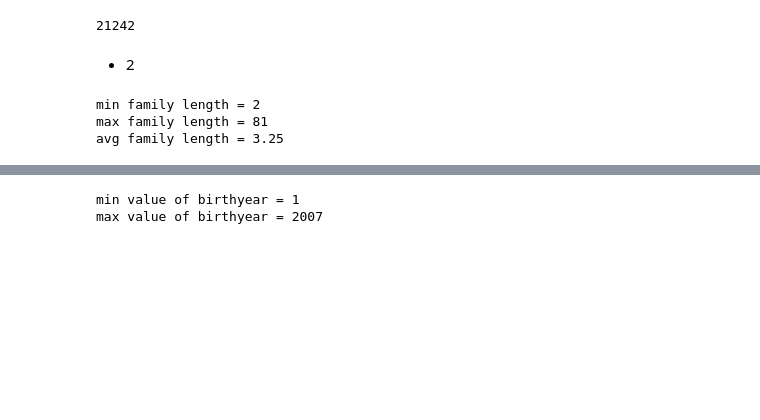
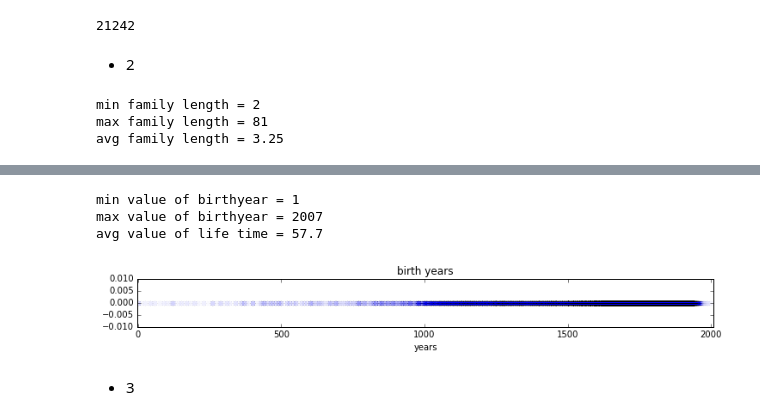
Before and after one commit to ale3otik/MIPT-2016-Stochastic-process, a Jupyter notebook: task1/t1_Zotov_Alexey_497.ipynb, the cells around one changed output, grey strips where cells are left out. Cells and saved outputs as stored; diff of their text form; code cells hidden in the pictures; blank space fills up the shorter version.

```diff
--- a/task1/t1_Zotov_Alexey_497.ipynb
+++ b/task1/t1_Zotov_Alexey_497.ipynb
@@ -128,18 +113,37 @@ def get_year(s) :
         return -5000
     return int(x[0])
 
-min_birthyear = 5000
-max_birthyear = 0
+
+birth_years = []
+life_time = []
 for proc in processes :
     for generation in proc.generations :
         for p in generation :
-            year = get_year(p.birthday)
-            if year <= -5000:
-                continue
-            min_birthyear = min(year,min_birthyear)
-            max_birthyear = max(year,max_birthyear)
+            byear = get_year(p.birthday)
+            dyear = get_year(p.deathdate)
+            if byear > -5000:
+                birth_years.append(byear)
+                if dyear > -5000 :
+                    life_time.append(dyear - byear)
+
+min_birthyear , max_birthyear = np.min(birth_years) , np.max(birth_years)
+avg_life_time = np.mean(life_time)
 print('min value of birthyear = ' + str(min_birthyear))
 print('max value of birthyear = ' + str(max_birthyear))
+print('avg value of life time = ' + str(round(avg_life_time,1)))
 # %% [output]
 min value of birthyear = 1
 max value of birthyear = 2007
+avg value of life time = 57.7
+# %%
+plt.figure(figsize=(12,1))
+plt.ylim(-0.01,0.01)
+plt.xlim(-1,2008)
+plt.xlabel("years")
+plt.title("birth years")
+plt.plot([x for x in birth_years],[0 for i in range(len(birth_years))],'o',alpha = 0.002)
+plt.show()
+# %% [output]
+[figure, added]
+# %% [markdown]
+- 3
```
Also changed, not shown: parts of 2 cells of this notebook.
